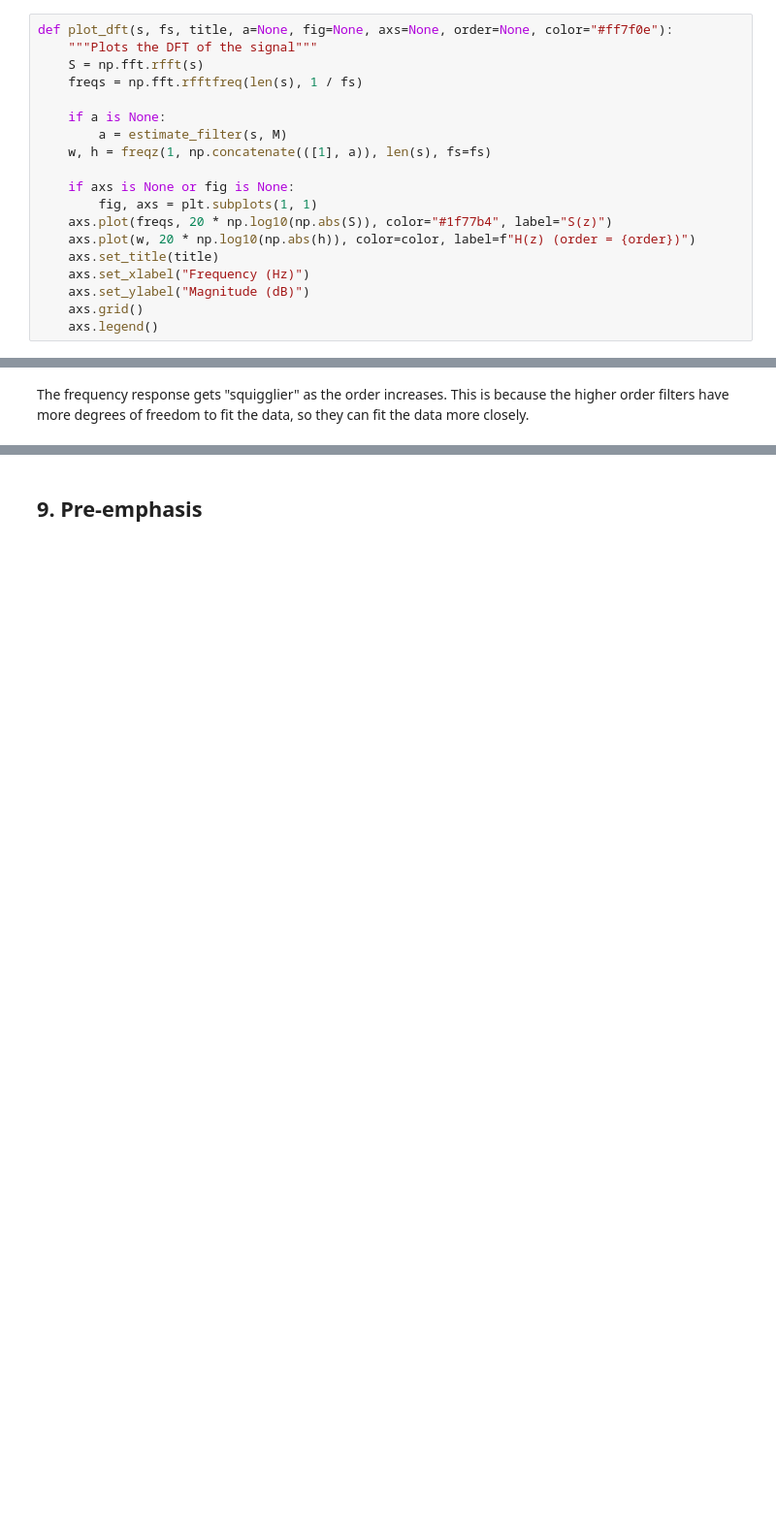
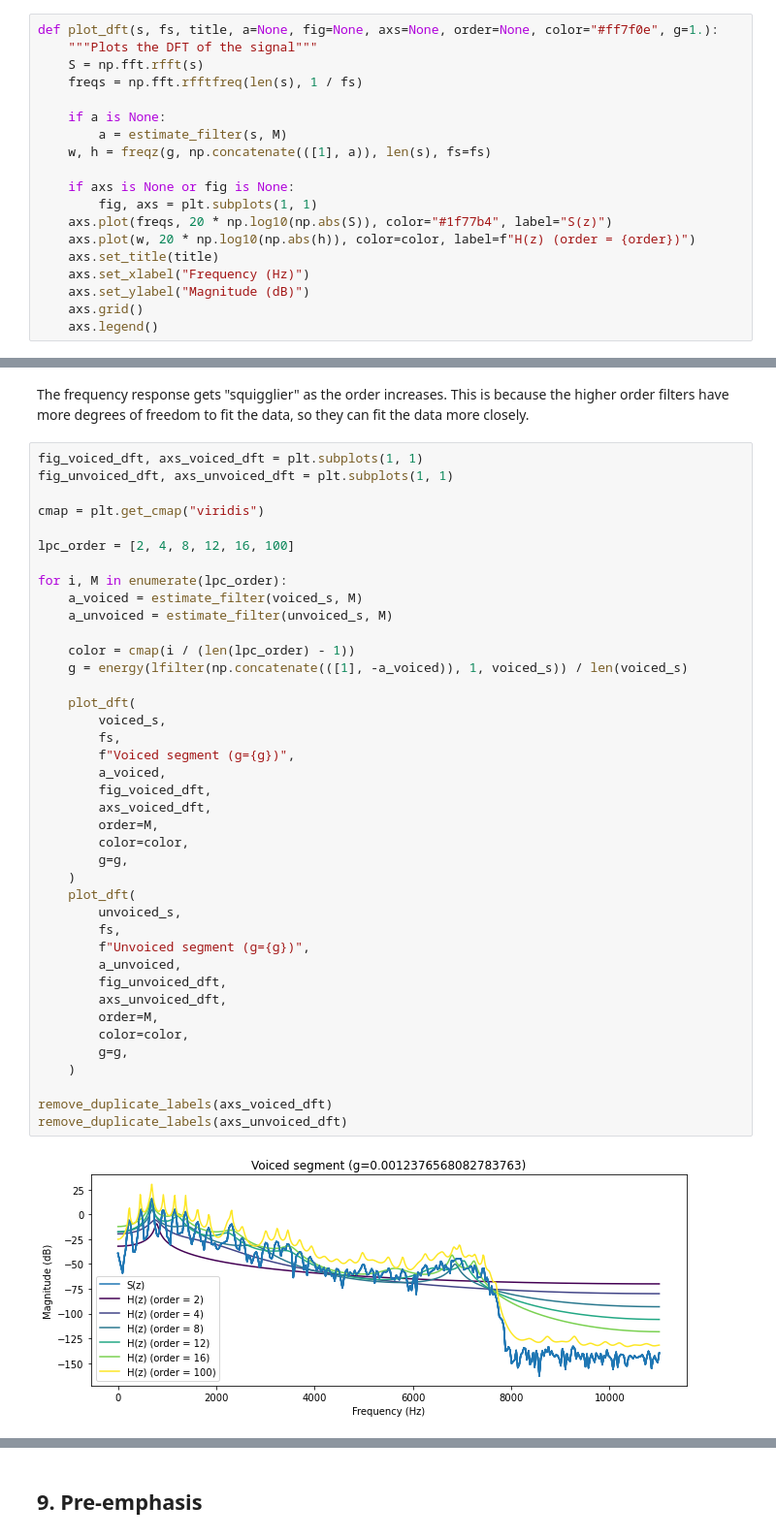
Before and after one commit to iibrahimli/ssp_sose2023, a Jupyter notebook: Exercise3/exercise3.ipynb, the cells around one changed output, grey strips where cells are left out. Shown at 97% size. Saved outputs shown, nothing was run; the diff lists cells and outputs as text; blank space fills up the shorter version.

Commit message:
Add g param to filter

```diff
--- a/Exercise3/exercise3.ipynb
+++ b/Exercise3/exercise3.ipynb
@@ -133,14 +133,14 @@ We used `np.concatenate(([1], a))` instead of just `a` because the filter coeffi
 # %% [markdown]
 ## 5. DFT of windowed segments
 # %%
-def plot_dft(s, fs, title, a=None, fig=None, axs=None, order=None, color="#ff7f0e"):
+def plot_dft(s, fs, title, a=None, fig=None, axs=None, order=None, color="#ff7f0e", g=1.):
     """Plots the DFT of the signal"""
     S = np.fft.rfft(s)
     freqs = np.fft.rfftfreq(len(s), 1 / fs)
 
     if a is None:
         a = estimate_filter(s, M)
-    w, h = freqz(1, np.concatenate(([1], a)), len(s), fs=fs)
+    w, h = freqz(g, np.concatenate(([1], a)), len(s), fs=fs)
 
     if axs is None or fig is None:
         fig, axs = plt.subplots(1, 1)
@@ -310,3 +310,45 @@ remove_duplicate_labels(axs_unvoiced_dft)
 [figure]
 # %% [markdown]
 The frequency response gets "squigglier" as the order increases. This is because the higher order filters have more degrees of freedom to fit the data, so they can fit the data more closely.
+# %%
+fig_voiced_dft, axs_voiced_dft = plt.subplots(1, 1)
+fig_unvoiced_dft, axs_unvoiced_dft = plt.subplots(1, 1)
+
+cmap = plt.get_cmap("viridis")
+
+lpc_order = [2, 4, 8, 12, 16, 100]
+
+for i, M in enumerate(lpc_order):
+    a_voiced = estimate_filter(voiced_s, M)
+    a_unvoiced = estimate_filter(unvoiced_s, M)
+
+    color = cmap(i / (len(lpc_order) - 1))
+    g = energy(lfilter(np.concatenate(([1], -a_voiced)), 1, voiced_s)) / len(voiced_s)
+
+    plot_dft(
+        voiced_s,
+        fs,
+        f"Voiced segment (g={g})",
+        a_voiced,
+        fig_voiced_dft,
+        axs_voiced_dft,
+        order=M,
+        color=color,
+        g=g,
+    )
+    plot_dft(
+        unvoiced_s,
+        fs,
+        f"Unvoiced segment (g={g})",
+        a_unvoiced,
+        fig_unvoiced_dft,
+        axs_unvoiced_dft,
+        order=M,
+        color=color,
+        g=g,
+    )
+
+remove_duplicate_labels(axs_voiced_dft)
+remove_duplicate_labels(axs_unvoiced_dft)
+# %% [output]
+[figure, added]
```
Also changed, not shown: parts of 2 cells of this notebook.
